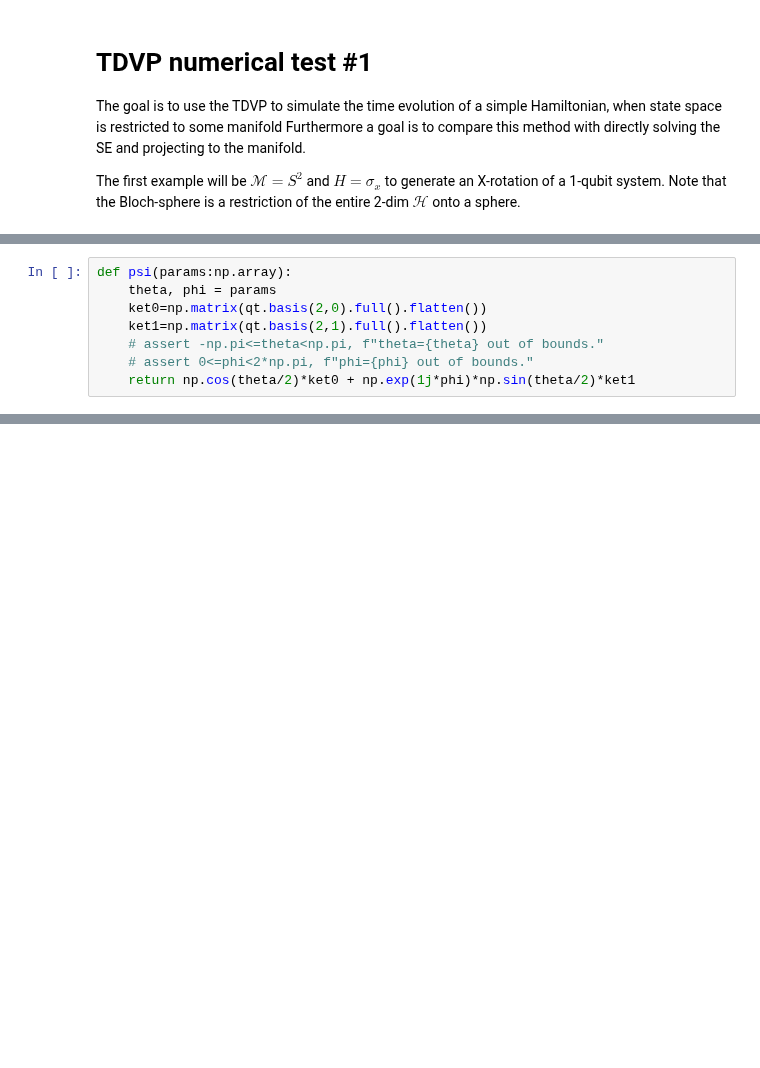
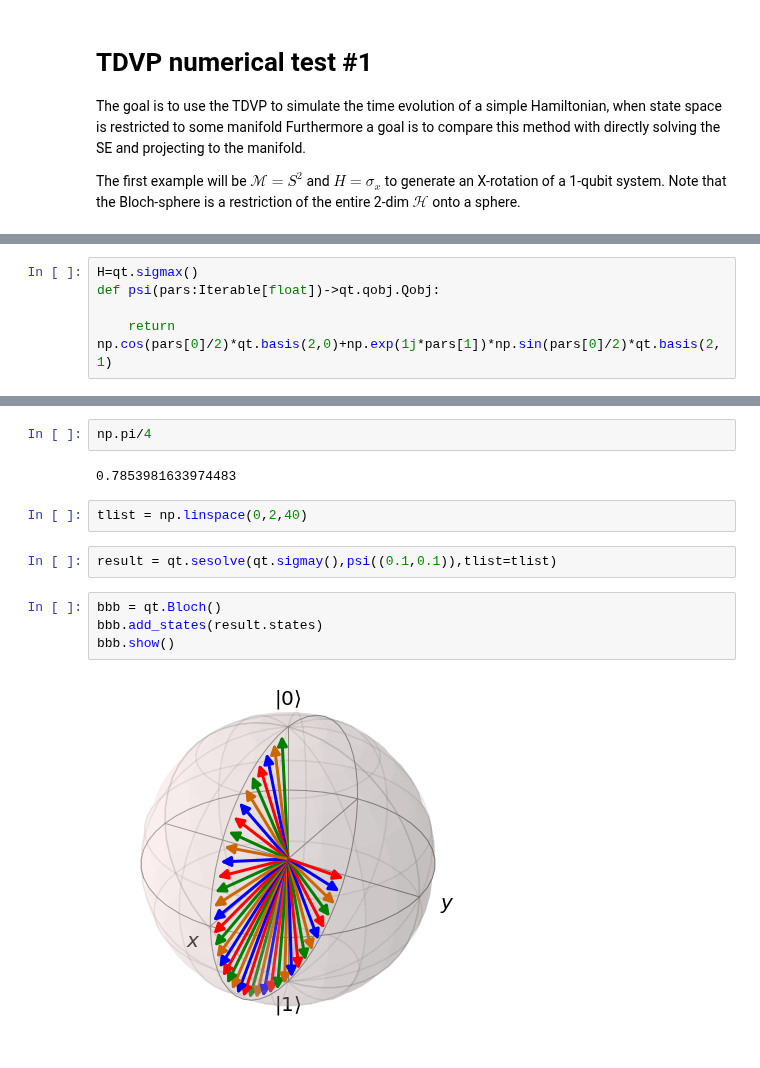
Before and after one commit to LeonhardRichter/TDVP_and_QAOA, a Jupyter notebook: tdvp.ipynb, the cells around one changed output, grey strips where cells are left out. Saved outputs shown, nothing was run; the diff lists cells and outputs as text; blank space fills up the shorter version.

```diff
--- a/tdvp.ipynb
+++ b/tdvp.ipynb
@@ -24,8 +6,0 @@ matrix([[0.+0.j, 1.+0.j],
-# %%
-def psi(params:np.array):
-    theta, phi = params
-    ket0=np.matrix(qt.basis(2,0).full().flatten())
-    ket1=np.matrix(qt.basis(2,1).full().flatten())
-    # assert -np.pi<=theta<np.pi, f"theta={theta} out of bounds."
-    # assert 0<=phi<2*np.pi, f"phi={phi} out of bounds."
-    return np.cos(theta/2)*ket0 + np.exp(1j*phi)*np.sin(theta/2)*ket1
@@ -125,0 +18,5 @@ TypeError: 'list' object cannot be interpreted as an integer
+# %%
+H=qt.sigmax()
+def psi(pars:Iterable[float])->qt.qobj.Qobj:
+
+    return np.cos(pars[0]/2)*qt.basis(2,0)+np.exp(1j*pars[1])*np.sin(pars[0]/2)*qt.basis(2,1)
@@ -125,0 +132,14 @@ TypeError: 'list' object cannot be interpreted as an integer
+# %%
+np.pi/4
+# %% [output]
+0.7853981633974483
+# %%
+tlist = np.linspace(0,2,40)
+# %%
+result = qt.sesolve(qt.sigmay(),psi((0.1,0.1)),tlist=tlist)
+# %%
+bbb = qt.Bloch()
+bbb.add_states(result.states)
+bbb.show()
+# %% [output]
+[figure, added]
```
Also changed, not shown: parts of 40 cells of this notebook, 2 other files.
